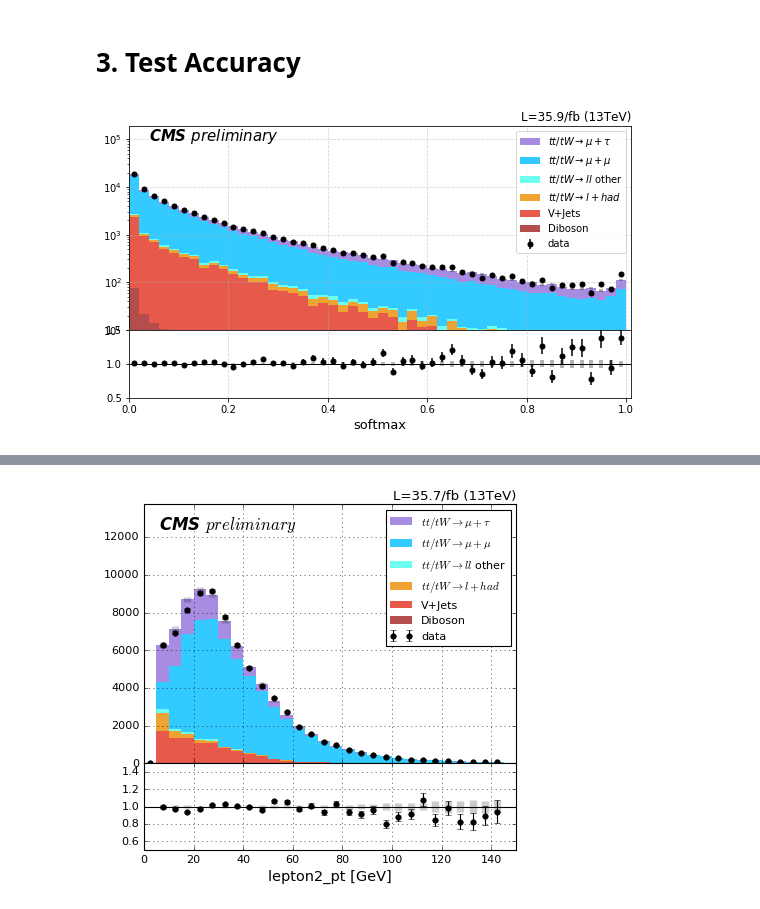
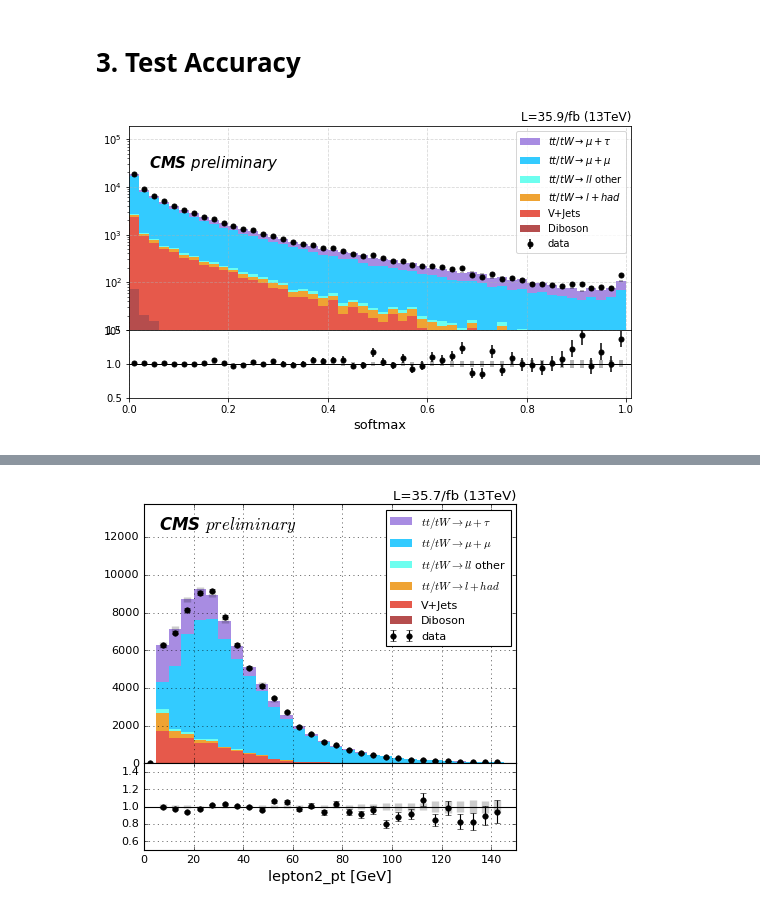
Before and after one commit to ZihengChen/WBranchingFaction, a Jupyter notebook: notebooks/ju_dnn.ipynb, the cells around one changed output, grey strips where cells are left out. Saved outputs shown, nothing was run; the diff lists cells and outputs as text; code cells hidden in the pictures.

```diff
--- a/notebooks/ju_dnn.ipynb
+++ b/notebooks/ju_dnn.ipynb
@@ -9,9 +9,11 @@ plt.rc("figure",facecolor="w",figsize=(6,4))
 plt.rc("savefig",dpi=300)
 # %% [markdown]
 # 0. Load Data
+# %%
+selection,nbjet = "mumu","==1"
 # %%
-selection,nbjet,bname = "mumu","==1","1b"
-tr = trainingDataLoader(selection,nbjet)
+
+tr = TrainingDataLoader(selection,nbjet)
 tr.loadData()
 trainset = MyDataset(tr.df_train.as_matrix(),tr.nvar)
 trainloader = DataLoader(trainset, batch_size=1000,shuffle=True, num_workers=4)
@@ -50,3 +52,4 @@ Finished Training
 # %%
 plotter = DFPlotter(selection,nbjet)
 dfList = plotter.getDataFrameList()
+grader = DNNGrader(selection,nbjet)
@@ -75,6 +56,8 @@ for idf in dfList:
+# %%
+dfList = grader.gradeDFList(dfList)
 # %%
 sk = ASingleKinematicPlot("softmax",0,1.01,0.02,dfList)
 sk.settingPlot("softmax",plotter.labelList, plotter.colorList,logscale= True,figuresize = (9,5))
-sk.makePlot(common.getBaseDirectory()+'plots/score/{}{}'.format(selection,bname))
+sk.makePlot(common.getBaseDirectory()+'plots/score/{}{}'.format(selection,grader.bname))
 # %% [output]
-[figure, old version]
+[figure, new version]
```
Also changed, not shown: parts of 15 cells of this notebook, 3 other files.
